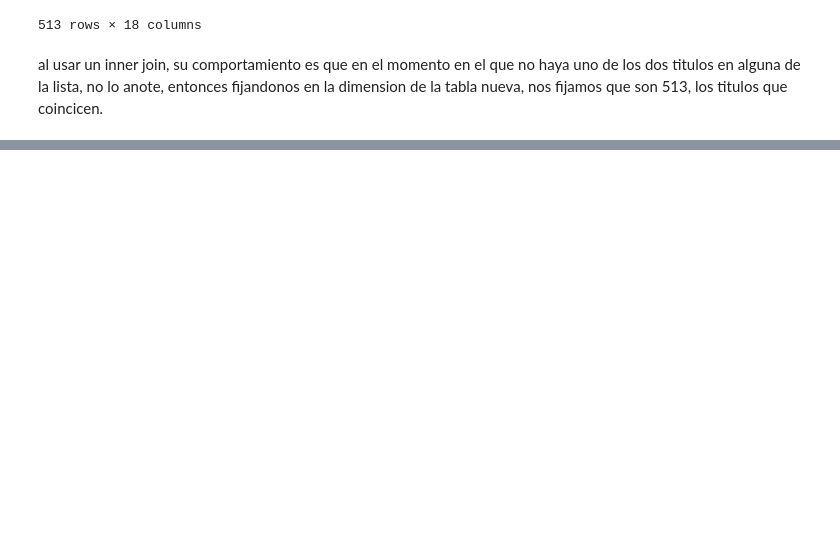
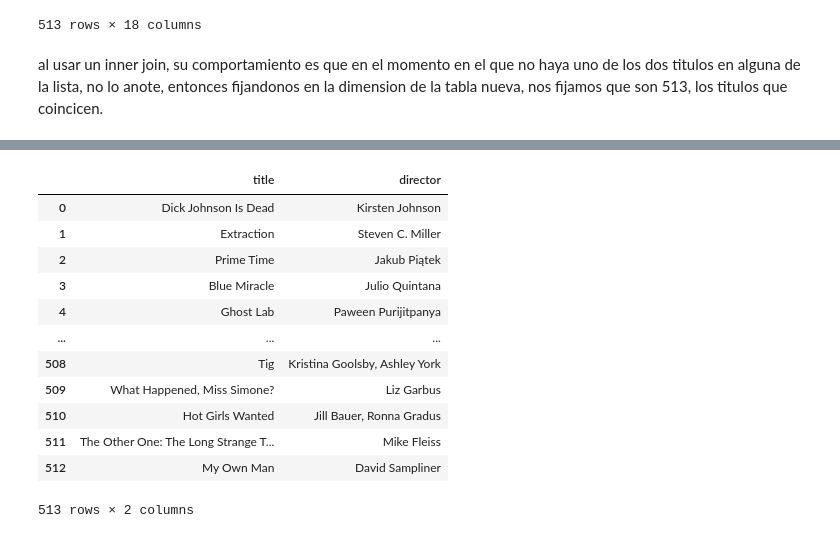
Before and after one commit to Cucks13/laboratorio-modulo2-leccion02-eda-union, a Jupyter notebook: laboratorio-modulo2-leccion02-eda-union.ipynb, the cells around one changed output, grey strips where cells are left out. Drawn from its saved outputs; the diff is of its cells as text; code cells hidden in the pictures; blank space fills up the shorter version.

```diff
--- a/laboratorio-modulo2-leccion02-eda-union.ipynb
+++ b/laboratorio-modulo2-leccion02-eda-union.ipynb
@@ -466,0 +505,16 @@ al usar un inner join, su comportamiento es que en el momento en el que no haya
+# %%
+df_concat.loc[df_concat["type"] == "Movie", ["title", "director"]]
+# %% [output]
+|  | title | director |
+| 0 | Dick Johnson Is Dead | Kirsten Johnson |
+| 1 | Extraction | Steven C. Miller |
+| 2 | Prime Time | Jakub Piątek |
+| 3 | Blue Miracle | Julio Quintana |
+| 4 | Ghost Lab | Paween Purijitpanya |
+| ... | ... | ... |
+| 508 | Tig | Kristina Goolsby, Ashley York |
+| 509 | What Happened, Miss Simone? | Liz Garbus |
+| 510 | Hot Girls Wanted | Jill Bauer, Ronna Gradus |
+| 511 | The Other One: The Long Strange T... | Mike Fleiss |
+| 512 | My Own Man | David Sampliner |
+513 rows × 2 columns
```
Also changed, not shown: parts of 5 cells of this notebook.
